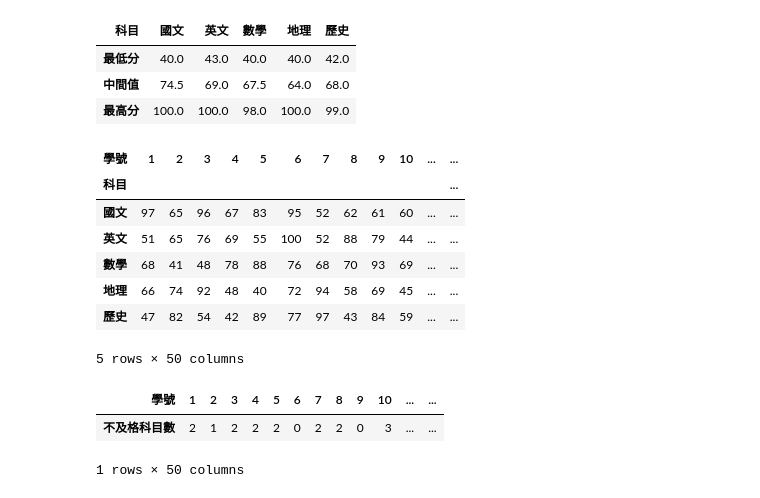
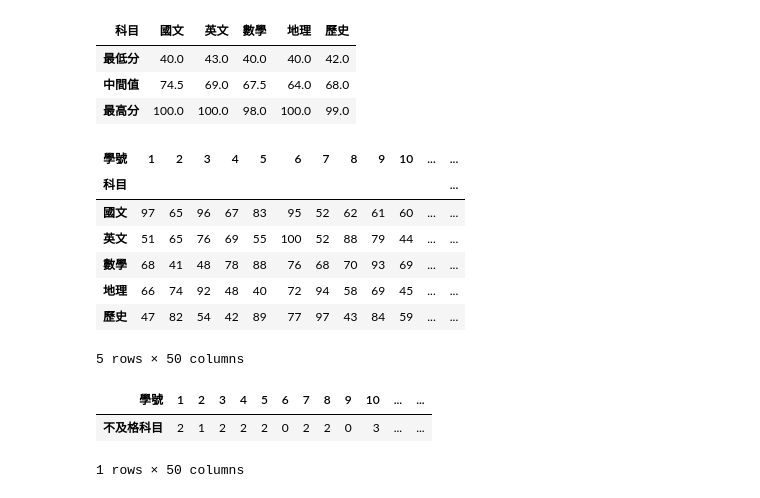
Before and after one commit to PixyChiou/__112_python_chihlee__Pixy, a Jupyter notebook: lesson16_1.ipynb, the cells around one changed output. Cells and saved outputs as stored; diff of their text form; code cells hidden in the pictures.

```diff
--- a/lesson16_1.ipynb
+++ b/lesson16_1.ipynb
@@ -77,19 +77,19 @@ frame1
 # %%
 def fun2(series:pd.Series) -> pd.Series:
     lessThen60 = series[series<60].count()
-    return pd.Series([lessThen60],index=['不及格科目數'])
+    return pd.Series([lessThen60],index=['不及格科目'])
 
 display(subject_df.T)
 subject_df.T.apply(fun2)
 # %% [output]
 | 學號 | 1 | 2 | 3 | 4 | 5 | 6 | 7 | 8 | 9 | 10 | ... | ... |
 | 科目 |  |  |  |  |  |  |  |  |  |  |  | ... |
 | 國文 | 97 | 65 | 96 | 67 | 83 | 95 | 52 | 62 | 61 | 60 | ... | ... |
 | 英文 | 51 | 65 | 76 | 69 | 55 | 100 | 52 | 88 | 79 | 44 | ... | ... |
 | 數學 | 68 | 41 | 48 | 78 | 88 | 76 | 68 | 70 | 93 | 69 | ... | ... |
 | 地理 | 66 | 74 | 92 | 48 | 40 | 72 | 94 | 58 | 69 | 45 | ... | ... |
 | 歷史 | 47 | 82 | 54 | 42 | 89 | 77 | 97 | 43 | 84 | 59 | ... | ... |
 5 rows × 50 columns
 | 學號 | 1 | 2 | 3 | 4 | 5 | 6 | 7 | 8 | 9 | 10 | ... | ... |
-| 不及格科目數 | 2 | 1 | 2 | 2 | 2 | 0 | 2 | 2 | 0 | 3 | ... | ... |
+| 不及格科目 | 2 | 1 | 2 | 2 | 2 | 0 | 2 | 2 | 0 | 3 | ... | ... |
 1 rows × 50 columns
```
Also changed, not shown: parts of 2 cells of this notebook.
